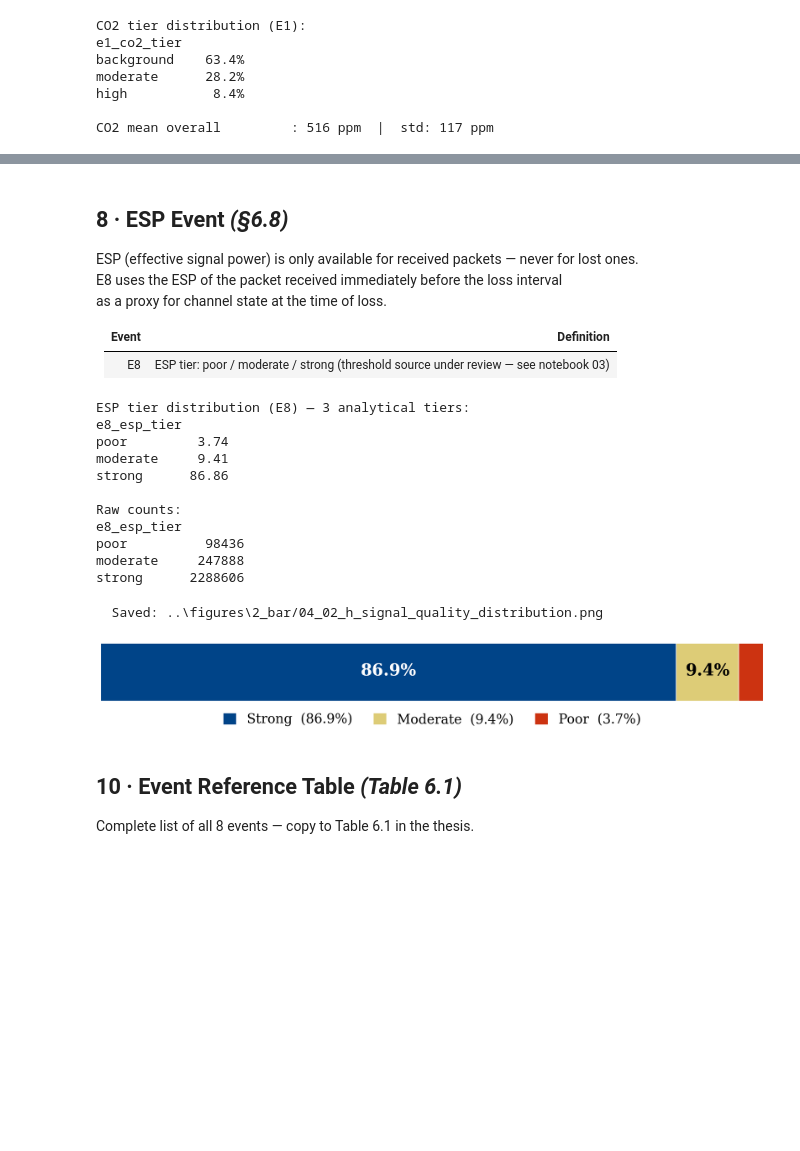
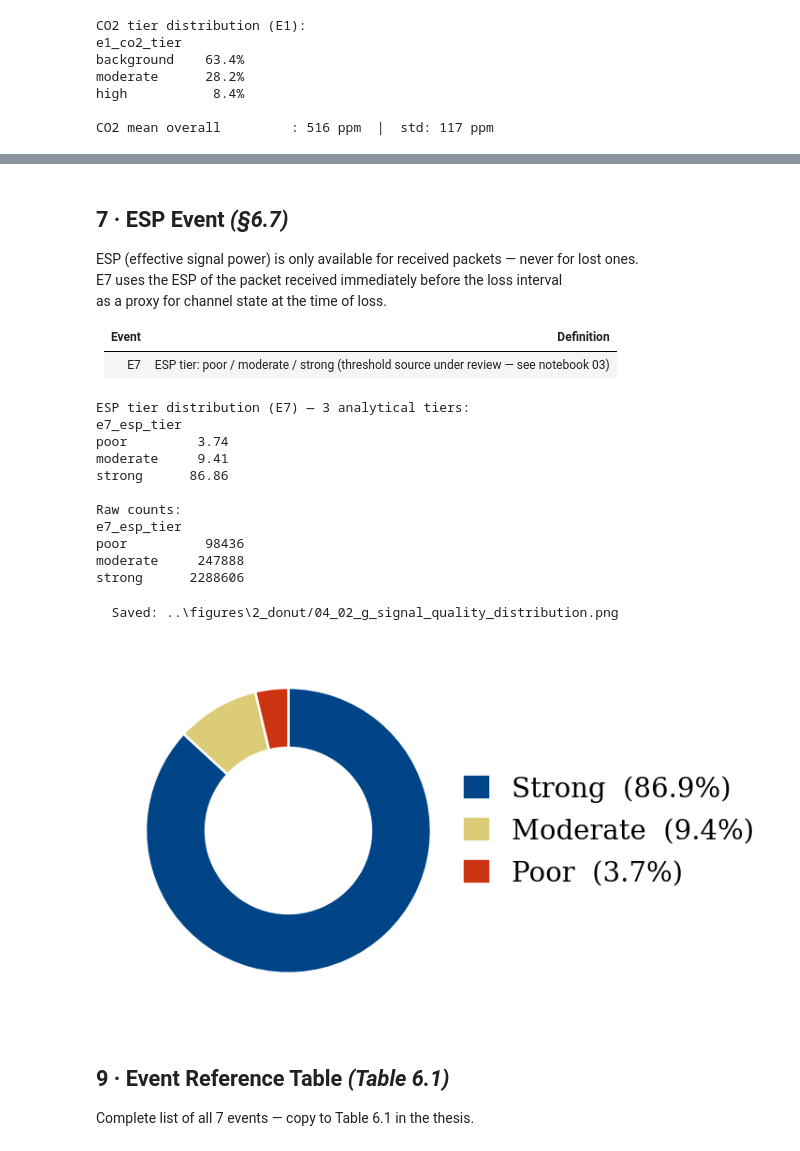
Before and after one commit to vincentmworia/Master-Thesis-Reliability-Analysis-of-Indoor-LoRaWAN-Links-using-packet-counter-reconstruction, a Jupyter notebook: notebooks/02_event_conditions.ipynb, the cells around one changed output, grey strips where cells are left out. Drawn from its saved outputs; the diff is of its cells as text; code cells hidden in the pictures; blank space fills up the shorter version.

```diff
--- a/notebooks/02_event_conditions.ipynb
+++ b/notebooks/02_event_conditions.ipynb
@@ -412,14 +377,14 @@ save_fig(fig, '04_02_d_pm25_events')
 # %%
-# E5: temperature tier — tertiles of the deployment distribution (locked thresholds)
-df['e5_temp_tier'] = pd.cut(
+# E4: temperature tier — tertiles of the deployment distribution (locked thresholds)
+df['e4_temp_tier'] = pd.cut(
     df['temperature'], bins=[-100, 21.9, 25.3, 100], labels=['cool', 'moderate', 'warm']
 )
 
 print(f'Temperature range: {df["temperature"].min():.1f} – {df["temperature"].max():.1f} °C')
-print(f'E5 tertile thresholds: 21.9°C / 25.3°C')
-print('E5 temperature tier distribution:')
+print(f'E4 tertile thresholds: 21.9°C / 25.3°C')
+print('E4 temperature tier distribution:')
 print(
-    df['e5_temp_tier']
+    df['e4_temp_tier']
     .value_counts(normalize=True)
     .mul(100)
     .round(1)
@@ -456,13 +421,13 @@ save_fig(fig, '04_02_e_temperature_distribution')
 # %%
-# E6: humidity tier — WHO indoor-dampness guidance boundaries (thesis §3.4.6)
-df['e6_humidity_tier'] = pd.cut(
+# E5: humidity tier — WHO indoor-dampness guidance boundaries (thesis §3.4.6)
+df['e5_humidity_tier'] = pd.cut(
     df['humidity'], bins=[0, 30, 60, 100], labels=['dry', 'normal', 'humid']
 )
 print(f'Humidity range   : {df["humidity"].min():.1f} – {df["humidity"].max():.1f} %')
-print(df['e6_humidity_tier'].value_counts(normalize=True).mul(100).round(2).to_string())
+print(df['e5_humidity_tier'].value_counts(normalize=True).mul(100).round(2).to_string())
 
-# # E6: humidity tier — ASHRAE 55 comfort boundaries
-# df['e6_humidity_tier'] = pd.cut(
+# # E5: humidity tier — ASHRAE 55 comfort boundaries
+# df['e5_humidity_tier'] = pd.cut(
 #     df['humidity'], bins=[0, 30, 60, 100], labels=['dry', 'normal', 'humid']
 # )
 #
@@ -509,10 +474,10 @@ SF11/SF12 blocks are truncated to 4 packets by duty cycle enforcement (§5.2.1).
 # %%
-# E7: individual SF value
+# E6: individual SF value
 TOA_MS = {7: 71.9, 8: 133.6, 9: 246.8, 10: 452.6, 11: 987.1, 12: 1810.4}
-df['e7_sf'] = df['SF'].astype(int)
+df['e6_sf'] = df['SF'].astype(int)
 
-print('SF Distribution (E7):')
+print('SF Distribution (E6):')
 for sf in [7, 8, 9, 10, 11, 12]:
-    n = (df['e7_sf'] == sf).sum()
+    n = (df['e6_sf'] == sf).sum()
     print(f'  SF{sf} (ToA={TOA_MS[sf]:7.1f}ms): {n:,} ({n / len(df) * 100:.1f}%)')
 # %% [output]
@@ -538,25 +503,25 @@ save_fig(fig, '04_02_g_sf_distribution')
 # %% [markdown]
-## 8 · ESP Event  *(§6.8)*
+## 7 · ESP Event  *(§6.7)*
 
 ESP (effective signal power) is only available for received packets — never for lost ones.
-E8 uses the ESP of the packet received immediately before the loss interval
+E7 uses the ESP of the packet received immediately before the loss interval
 as a proxy for channel state at the time of loss.
 
 | Event | Definition |
 |-------|-----------|
-| E8   | ESP tier: poor / moderate / strong (threshold source under review — see notebook 03) |
+| E7   | ESP tier: poor / moderate / strong (threshold source under review — see notebook 03) |
 # %%
-# E8: ESP tier — collapsed to 3 analytical tiers from ThingPark 6-band classification
+# E7: ESP tier — collapsed to 3 analytical tiers from ThingPark 6-band classification
 # poor     = critical                       (below -130 dBm)
 # moderate = very_weak + weak + fair        (-130 to -100 dBm)
 # strong   = good + excellent               (above -100 dBm)
-df['e8_esp_tier'] = pd.cut(
+df['e7_esp_tier'] = pd.cut(
     df['esp'], bins=[-300, -130, -100, 0], labels=['poor', 'moderate', 'strong']
 )
 
-print("ESP tier distribution (E8) — 3 analytical tiers:")
+print("ESP tier distribution (E7) — 3 analytical tiers:")
 print(
-    df['e8_esp_tier']
+    df['e7_esp_tier']
     .value_counts(normalize=True)
     .mul(100)
     .round(2)
@@ -564,33 +529,33 @@ print(
     .to_string()
 )
 print(f"\nRaw counts:")
-print(df['e8_esp_tier'].value_counts().reindex(['poor', 'moderate', 'strong']).to_string())
+print(df['e7_esp_tier'].value_counts().reindex(['poor', 'moderate', 'strong']).to_string())
 # %% [output]
-ESP tier distribution (E8) — 3 analytical tiers:
-e8_esp_tier
+ESP tier distribution (E7) — 3 analytical tiers:
+e7_esp_tier
 poor         3.74
 moderate     9.41
 strong      86.86
 
 Raw counts:
-e8_esp_tier
+e7_esp_tier
 poor          98436
 moderate     247888
 strong      2288606
 # %%
-# Fig 04-02-h — ESP Tier Distribution (E8)
+# Fig 04-02-f — ESP Tier Distribution (E7)
 tiers = ['strong', 'moderate', 'poor']
-vals = [float(df['e8_esp_tier'].astype(str).eq(t).mean() * 100) for t in tiers]
+vals = [float(df['e7_esp_tier'].astype(str).eq(t).mean() * 100) for t in tiers]
 labs = ['Strong', 'Moderate', 'Poor']
 colors = [C['navy'], C['yellow'], C['red']]
 
 fig, ax = event_chart(vals, labs, colors)  # renders as CHART_STYLE
-save_fig(fig, '04_02_h_signal_quality_distribution')
+save_fig(fig, '04_02_g_signal_quality_distribution')
 # %% [output]
-  Saved: ..\figures\2_bar/04_02_h_signal_quality_distribution.png
+  Saved: ..\figures\2_donut/04_02_g_signal_quality_distribution.png
-[figure, old version]
+[figure, new version]
 # %% [markdown]
-## 10 · Event Reference Table  *(Table 6.1)*
+## 9 · Event Reference Table  *(Table 6.1)*
 
-Complete list of all 8 events — copy to Table 6.1 in the thesis.
+Complete list of all 7 events — copy to Table 6.1 in the thesis.
 # %%
```
Also changed, not shown: parts of 28 cells of this notebook, 10 other files.
